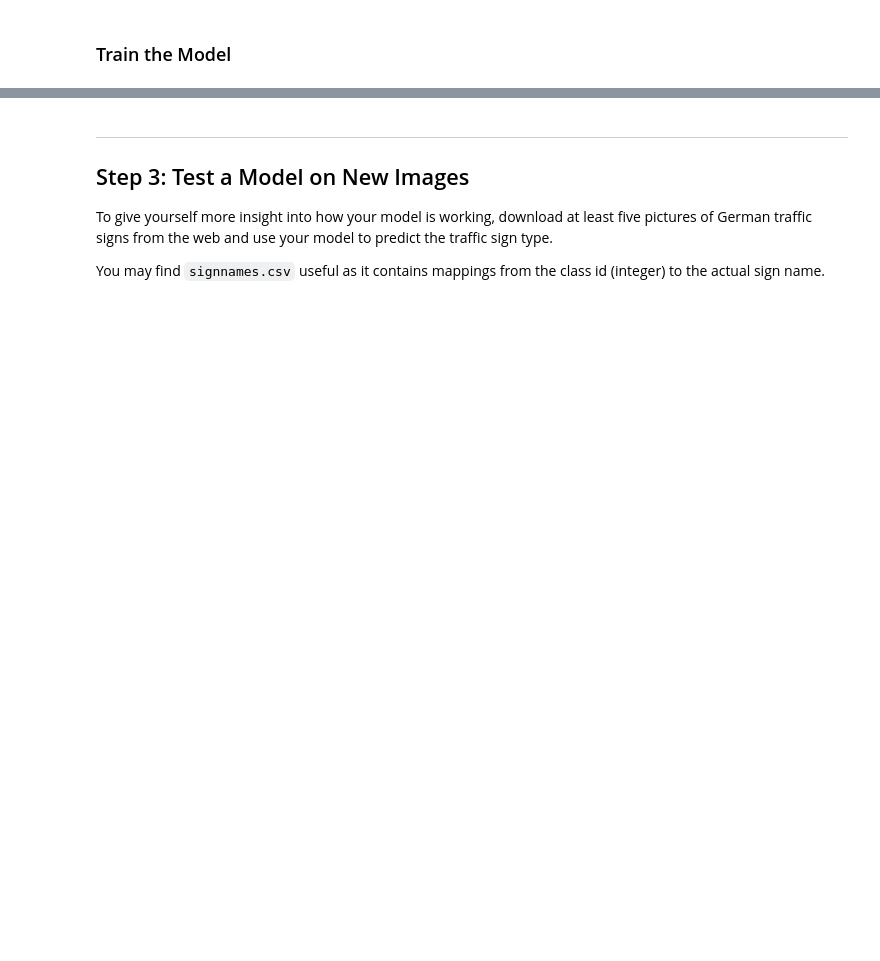
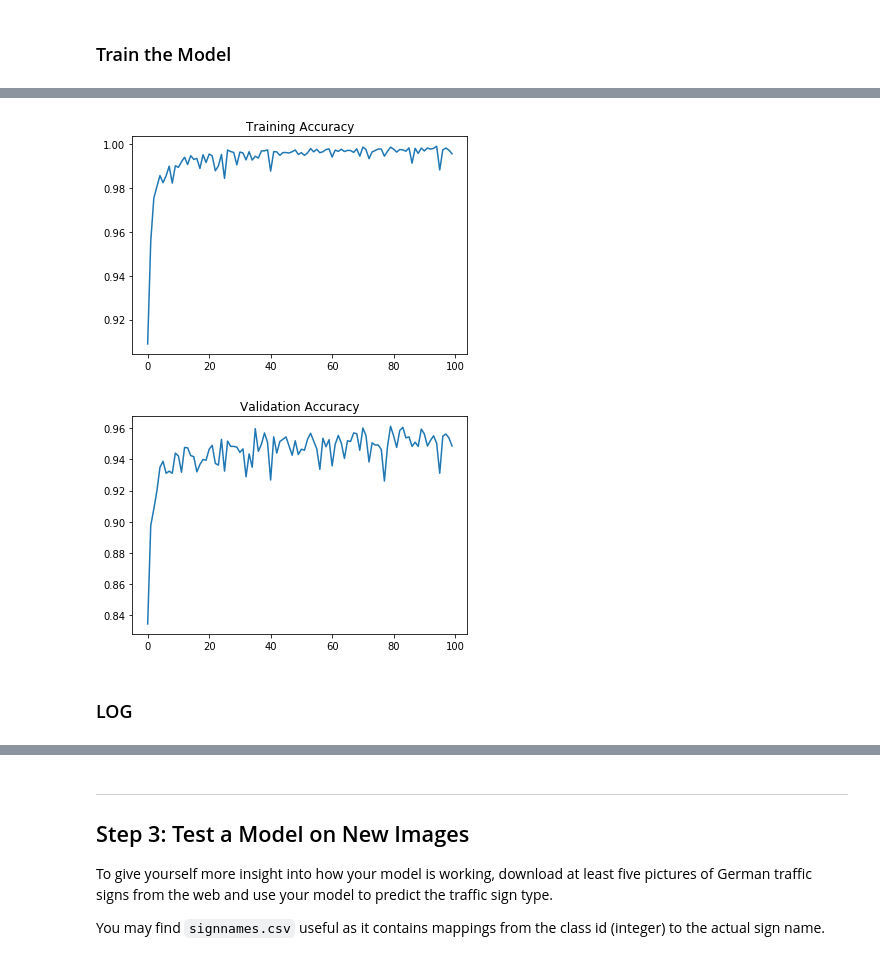
Before and after one commit to monkshao/CarND-Traffic-Sign-Classifier-Project, a Jupyter notebook: Traffic_Sign_Classifier.ipynb, the cells around one changed output, grey strips where cells are left out. Cells and saved outputs as stored; diff of their text form; code cells hidden in the pictures; blank space fills up the shorter version.

```diff
--- a/Traffic_Sign_Classifier.ipynb
+++ b/Traffic_Sign_Classifier.ipynb
@@ -244,9 +238,11 @@ print("mean value of training data with grayscale:" + str(np.mean(X_train_gray))
 print("mean value of test data with grayscale:" + str(np.mean(X_test_gray)))
 
 X_train_normalized = (X_train_gray - 128)/128
+X_valid_normalized = (X_valid_gray - 128)/128
 X_test_normalized = (X_test_gray - 128)/128
 
 print(np.mean(X_train_normalized))
+print(np.mean(X_valid_normalized))
 print(np.mean(X_test_normalized))
 # %% [output]
 training data shape: (34799, 32, 32, 3)
@@ -358,10 +452,10 @@ sets imply underfitting. A high accuracy on the training set but low accuracy on
 ### the accuracy on the test set should be calculated and reported as well.
 ### Feel free to use as many code cells as needed.
 # %%
-rate = 0.0009
+rate = 0.001
 
-logits = LeNet(x)
-cross_entropy = tf.nn.softmax_cross_entropy_with_logits(logits, one_hot_y)
+logits = LeNet3(x)
+cross_entropy = tf.nn.softmax_cross_entropy_with_logits(logits = logits, labels = one_hot_y)
 loss_operation = tf.reduce_mean(cross_entropy)
 optimizer = tf.train.AdamOptimizer(learning_rate = rate)
 training_operation = optimizer.minimize(loss_operation)
@@ -375,6 +468,9 @@ ValueError: None values not supported.
 correct_prediction = tf.equal(tf.argmax(logits, 1), tf.argmax(one_hot_y, 1))
 accuracy_operation = tf.reduce_mean(tf.cast(correct_prediction, tf.float32))
 saver = tf.train.Saver()
+
+EPOCHS =100
+BATCH_SIZE=64
 
 def evaluate(X_data, y_data):
     num_examples = len(X_data)
@@ -394,23 +490,31 @@ ValueError: None values not supported.
 # %%
 # copy from the lecture shuffle the training data before each epoch
 # %%
+from sklearn.utils import shuffle
 with tf.Session() as sess:
     sess.run(tf.global_variables_initializer())
-    num_examples = len(X_train_normalized_shuffled)
-
+    num_examples = len(X_train_normalized)
+    validation_accuracy_figure = []
+    training_accuracy_figure = []
     print("Training...")
     print()
     for i in range(EPOCHS):
-#         X_train, y_train = shuffle(X_train, y_train)
+        X_train_normalized_shuffled, y_train_shuffled = shuffle(X_train_normalized, y_train)
         for offset in range(0, num_examples, BATCH_SIZE):
             end = offset + BATCH_SIZE
             batch_x, batch_y = X_train_normalized_shuffled[offset:end], y_train_shuffled[offset:end]
-            sess.run(training_operation, feed_dict={x: batch_x, y: batch_y, keep_prob: 0.5})
+            loss = sess.run(training_operation, feed_dict={x: batch_x, y: batch_y, keep_prob: 0.5})
+            #sess.run(training_operation, feed_dict={x: batch_x, y: batch_y, keep_prob: 1.0})
 
-        validation_accuracy = evaluate(X_validation, y_validation)
+        validation_accuracy = evaluate(X_valid_normalized, y_valid)
+        training_accuracy = evaluate(X_train_normalized, y_train)
+        validation_accuracy_figure.append(validation_accuracy)
+        training_accuracy_figure.append(training_accuracy)
+
         print("EPOCH {} ...".format(i+1))
+        print("Training Accuracy = {:.3f}".format(training_accuracy))
         print("Validation Accuracy = {:.3f}".format(validation_accuracy))
         print()
 
-    saver.save(sess, 'lenet')
+    saver.save(sess, 'lenet.model')
     print("Model saved")
@@ -416,0 +539,13 @@ with tf.Session() as sess:
+# %%
+plt.plot(training_accuracy_figure)
+plt.title("Training Accuracy")
+plt.show()
+
+plt.plot(validation_accuracy_figure)
+plt.title("Validation Accuracy")
+plt.show()
+# %% [output]
+[figure, added]
+[figure, added]
+# %% [markdown]
+### LOG
```
Also changed, not shown: parts of 26 cells of this notebook, 1 other file.
